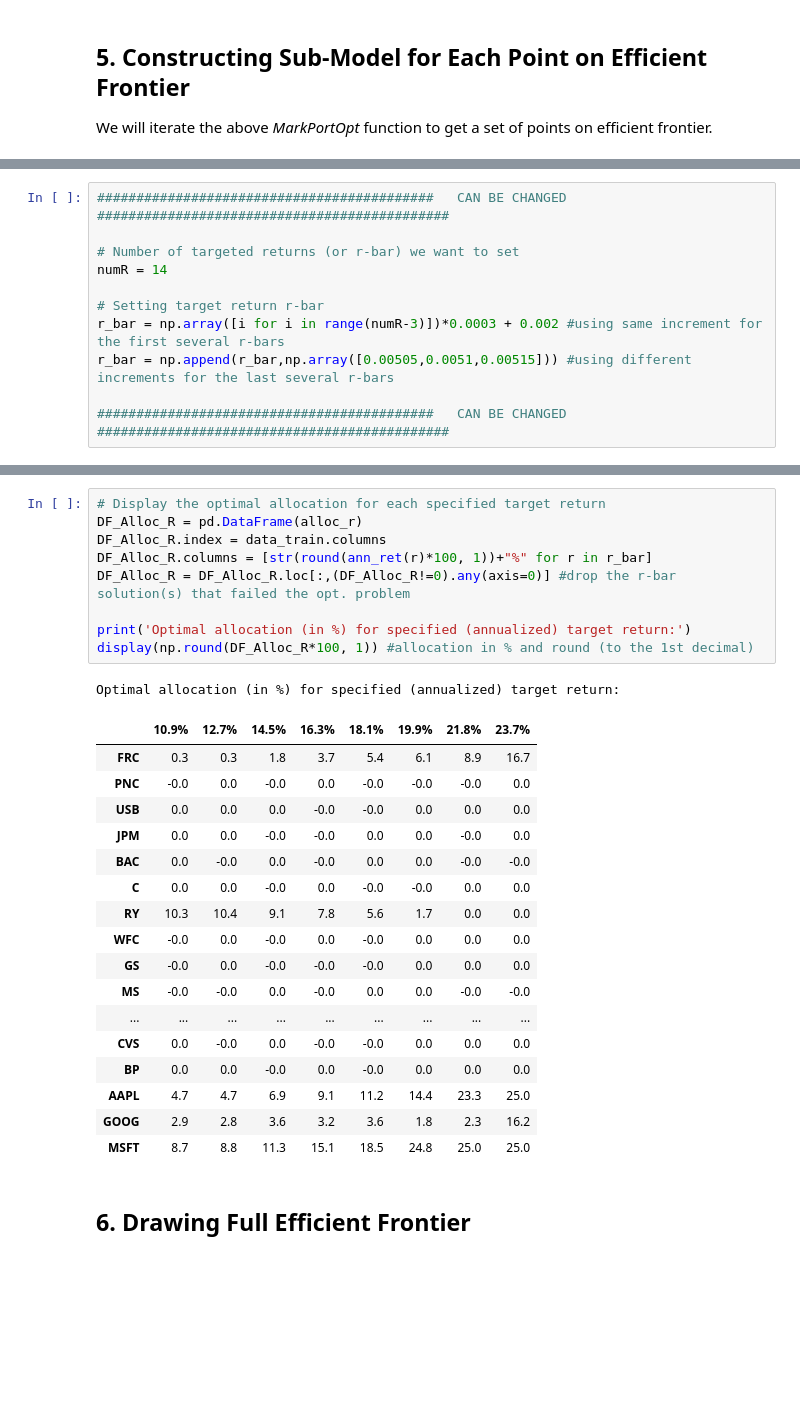
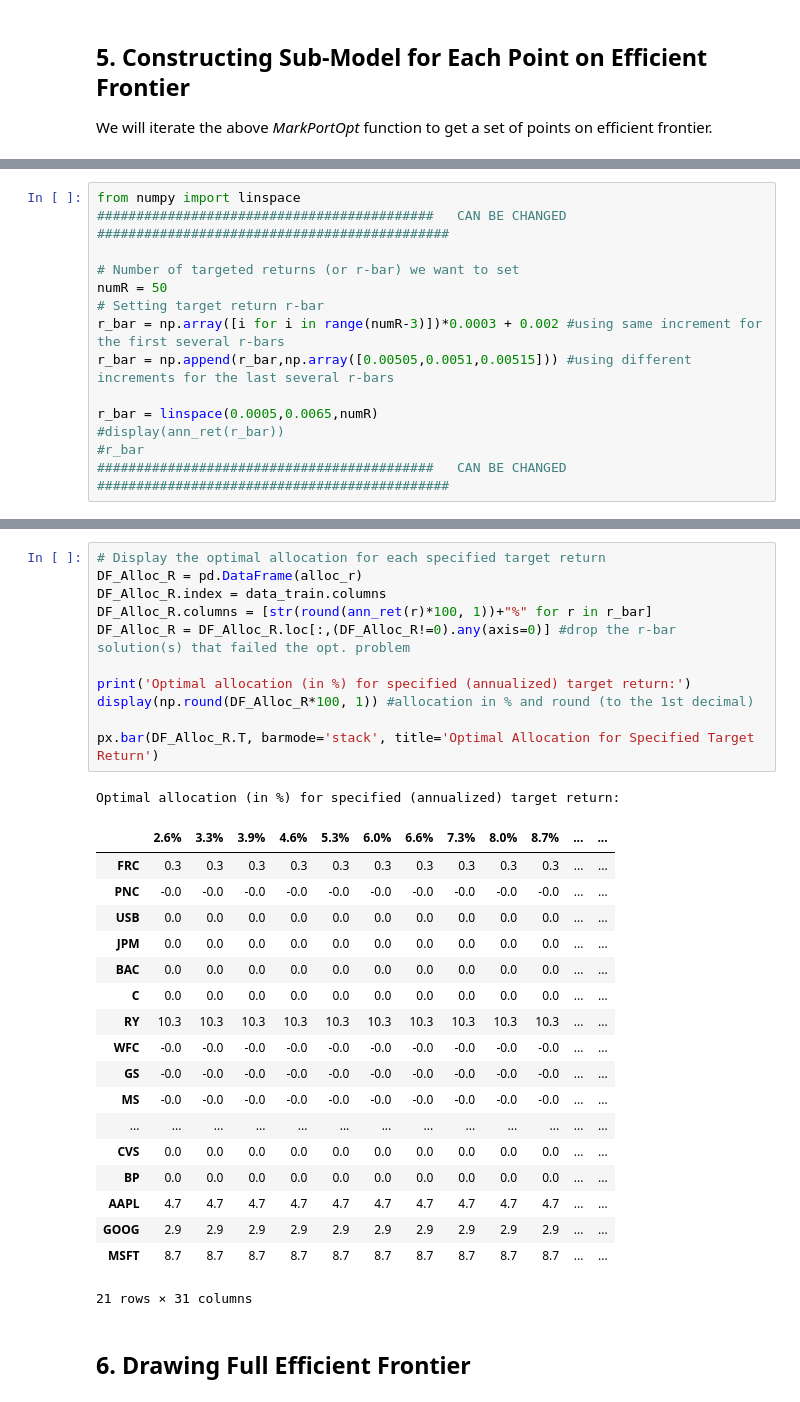
Before and after one commit to vzehnder/python_investmen_AI, a Jupyter notebook: LAB1 optimal_portfolio_03March21/Portfolio Optimization.ipynb, the cells around one changed output, grey strips where cells are left out. Cells and saved outputs as stored; diff of their text form; blank space fills up the shorter version.

```diff
--- a/LAB1 optimal_portfolio_03March21/Portfolio Optimization.ipynb
+++ b/LAB1 optimal_portfolio_03March21/Portfolio Optimization.ipynb
@@ -664,13 +700,16 @@ We will iterate the above *MarkPortOpt* function to get a set of points on effic
 # %%
+from numpy import linspace
 ###########################################   CAN BE CHANGED  #############################################
 
 # Number of targeted returns (or r-bar) we want to set
-numR = 14
-
+numR = 50
 # Setting target return r-bar
 r_bar = np.array([i for i in range(numR-3)])*0.0003 + 0.002 #using same increment for the first several r-bars
 r_bar = np.append(r_bar,np.array([0.00505,0.0051,0.00515])) #using different increments for the last several r-bars
 
+r_bar = linspace(0.0005,0.0065,numR)
+#display(ann_ret(r_bar))
+#r_bar
 ###########################################   CAN BE CHANGED  #############################################
 # %%
 # Print the number of target returns actually specified:
@@ -728,31 +767,34 @@ The number of recoreded the efficient frontier points is: 8
 # %%
 # Display the optimal allocation for each specified target return
 DF_Alloc_R = pd.DataFrame(alloc_r)
 DF_Alloc_R.index = data_train.columns
 DF_Alloc_R.columns = [str(round(ann_ret(r)*100, 1))+"%" for r in r_bar]
 DF_Alloc_R = DF_Alloc_R.loc[:,(DF_Alloc_R!=0).any(axis=0)] #drop the r-bar solution(s) that failed the opt. problem
 
 print('Optimal allocation (in %) for specified (annualized) target return:')
 display(np.round(DF_Alloc_R*100, 1)) #allocation in % and round (to the 1st decimal)
+
+px.bar(DF_Alloc_R.T, barmode='stack', title='Optimal Allocation for Specified Target Return')
 # %% [output]
 Optimal allocation (in %) for specified (annualized) target return:
-|  | 10.9% | 12.7% | 14.5% | 16.3% | 18.1% | 19.9% | 21.8% | 23.7% |
-| FRC | 0.3 | 0.3 | 1.8 | 3.7 | 5.4 | 6.1 | 8.9 | 16.7 |
-| PNC | -0.0 | 0.0 | -0.0 | 0.0 | -0.0 | -0.0 | -0.0 | 0.0 |
-| USB | 0.0 | 0.0 | 0.0 | -0.0 | -0.0 | 0.0 | 0.0 | 0.0 |
-| JPM | 0.0 | 0.0 | -0.0 | -0.0 | 0.0 | 0.0 | -0.0 | 0.0 |
-| BAC | 0.0 | -0.0 | 0.0 | -0.0 | 0.0 | 0.0 | -0.0 | -0.0 |
-| C | 0.0 | 0.0 | -0.0 | 0.0 | -0.0 | -0.0 | 0.0 | 0.0 |
-| RY | 10.3 | 10.4 | 9.1 | 7.8 | 5.6 | 1.7 | 0.0 | 0.0 |
-| WFC | -0.0 | 0.0 | -0.0 | 0.0 | -0.0 | 0.0 | 0.0 | 0.0 |
-| GS | -0.0 | 0.0 | -0.0 | -0.0 | -0.0 | 0.0 | 0.0 | 0.0 |
-| MS | -0.0 | -0.0 | 0.0 | -0.0 | 0.0 | 0.0 | -0.0 | -0.0 |
-| ... | ... | ... | ... | ... | ... | ... | ... | ... |
-| CVS | 0.0 | -0.0 | 0.0 | -0.0 | -0.0 | 0.0 | 0.0 | 0.0 |
-| BP | 0.0 | 0.0 | -0.0 | 0.0 | -0.0 | 0.0 | 0.0 | 0.0 |
-| AAPL | 4.7 | 4.7 | 6.9 | 9.1 | 11.2 | 14.4 | 23.3 | 25.0 |
-| GOOG | 2.9 | 2.8 | 3.6 | 3.2 | 3.6 | 1.8 | 2.3 | 16.2 |
-| MSFT | 8.7 | 8.8 | 11.3 | 15.1 | 18.5 | 24.8 | 25.0 | 25.0 |
+|  | 2.6% | 3.3% | 3.9% | 4.6% | 5.3% | 6.0% | 6.6% | 7.3% | 8.0% | 8.7% | ... | ... |
+| FRC | 0.3 | 0.3 | 0.3 | 0.3 | 0.3 | 0.3 | 0.3 | 0.3 | 0.3 | 0.3 | ... | ... |
+| PNC | -0.0 | -0.0 | -0.0 | -0.0 | -0.0 | -0.0 | -0.0 | -0.0 | -0.0 | -0.0 | ... | ... |
+| USB | 0.0 | 0.0 | 0.0 | 0.0 | 0.0 | 0.0 | 0.0 | 0.0 | 0.0 | 0.0 | ... | ... |
+| JPM | 0.0 | 0.0 | 0.0 | 0.0 | 0.0 | 0.0 | 0.0 | 0.0 | 0.0 | 0.0 | ... | ... |
+| BAC | 0.0 | 0.0 | 0.0 | 0.0 | 0.0 | 0.0 | 0.0 | 0.0 | 0.0 | 0.0 | ... | ... |
+| C | 0.0 | 0.0 | 0.0 | 0.0 | 0.0 | 0.0 | 0.0 | 0.0 | 0.0 | 0.0 | ... | ... |
+| RY | 10.3 | 10.3 | 10.3 | 10.3 | 10.3 | 10.3 | 10.3 | 10.3 | 10.3 | 10.3 | ... | ... |
+| WFC | -0.0 | -0.0 | -0.0 | -0.0 | -0.0 | -0.0 | -0.0 | -0.0 | -0.0 | -0.0 | ... | ... |
+| GS | -0.0 | -0.0 | -0.0 | -0.0 | -0.0 | -0.0 | -0.0 | -0.0 | -0.0 | -0.0 | ... | ... |
+| MS | -0.0 | -0.0 | -0.0 | -0.0 | -0.0 | -0.0 | -0.0 | -0.0 | -0.0 | -0.0 | ... | ... |
+| ... | ... | ... | ... | ... | ... | ... | ... | ... | ... | ... | ... | ... |
+| CVS | 0.0 | 0.0 | 0.0 | 0.0 | 0.0 | 0.0 | 0.0 | 0.0 | 0.0 | 0.0 | ... | ... |
+| BP | 0.0 | 0.0 | 0.0 | 0.0 | 0.0 | 0.0 | 0.0 | 0.0 | 0.0 | 0.0 | ... | ... |
+| AAPL | 4.7 | 4.7 | 4.7 | 4.7 | 4.7 | 4.7 | 4.7 | 4.7 | 4.7 | 4.7 | ... | ... |
+| GOOG | 2.9 | 2.9 | 2.9 | 2.9 | 2.9 | 2.9 | 2.9 | 2.9 | 2.9 | 2.9 | ... | ... |
+| MSFT | 8.7 | 8.7 | 8.7 | 8.7 | 8.7 | 8.7 | 8.7 | 8.7 | 8.7 | 8.7 | ... | ... |
+21 rows × 31 columns
 # %% [markdown]
 ## 6. Drawing Full Efficient Frontier <a id="6"></a>
 # %%
```
Also changed, not shown: parts of 7 cells of this notebook, 36 other files.
